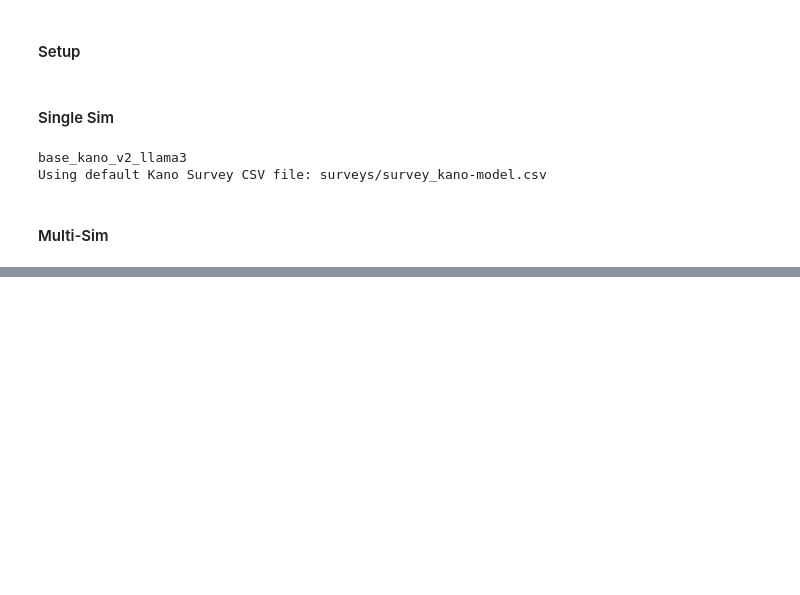
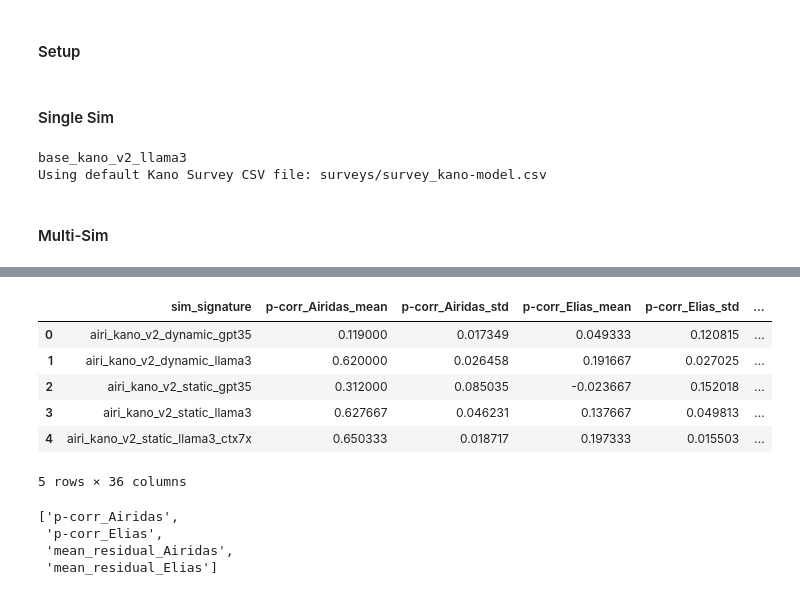
Before and after one commit to Brikas/Thesis, a Jupyter notebook: airidas.ipynb, the cells around one changed output, grey strips where cells are left out. Cells and saved outputs as stored; diff of their text form; code cells hidden in the pictures; blank space fills up the shorter version.

```diff
--- a/airidas.ipynb
+++ b/airidas.ipynb
@@ -1256,12 +1270,21 @@ Using default Kano Survey CSV file: surveys/survey_kano-model.csv
 # %% [markdown]
 #### Multi-Sim
 # %%
+invalid_vals = []
+
 for index, sim_row in df.iterrows():
     sim = utils.load_sim(sim_row["path"])
     dfa = utils.dataframe_from_QA(sim["QA"])
     with bu.MutePrint():
         surv = get_surv_from_info(sim_row)
     dfa = clean_simulation_QA(dfa)
+    if not dfa['isValid'].all():
+        print(f"Skipping {sim_row['SIMULATION_ID']} due to invalid answers")
+        # show invalid ones
+        display(dfa[~dfa['isValid']])
+        invalid_vals.extend(dfa.loc[~dfa['isValid'], 'answer'].tolist())
+        continue
+
     dfa = add_airidas_and_elias_answers(dfa, surv)
     dfa = remap_answers_to_integers(dfa, surv)
     res = evaluate_single_simulation_run(dfa)
@@ -1272,4 +1295,10 @@ for index, sim_row in df.iterrows():
         df.at[index, key] = round(value, 3)
 
 df = utils.bring_to_front_important_columns(df, MOST_IMPORTANT_COLUMNS)
+
+if len(invalid_vals) > 0:
+    print(f"{len(invalid_vals)} Invalid values:")
+    print(invalid_vals)
+else:
+    print("All values are valid")
 # %% [output]
@@ -1309,0 +1306,42 @@ df
+# %%
+# Define how columns should be groped
+aggregation_dict = {
+    'p-corr_Airidas': ['mean', 'std'],
+    'p-corr_Elias': ['mean', 'std'],
+    'mean_residual_Airidas': ['mean'],
+    'mean_residual_Elias': ['mean']
+}
+# Preserve the first entry of other columns
+for col in df.columns:
+    if col not in ['sim_signature', *list(aggregation_dict.keys())]:
+        aggregation_dict[col] = 'first'
+
+# dfg stands for DataFrame Grouped.
+dfg = df.groupby('sim_signature').agg(aggregation_dict)
+
+# Renaming MultiIndex columns
+dfg.columns = ['_'.join(col).strip() if col[1] != 'first' else col[0] for col in dfg.columns.values]
+dfg = dfg.reset_index()
+dfg.head(5)
+# %% [output]
+|  | sim_signature | p-corr_Airidas_mean | p-corr_Airidas_std | p-corr_Elias_mean | p-corr_Elias_std | ... |
+| 0 | airi_kano_v2_dynamic_gpt35 | 0.119000 | 0.017349 | 0.049333 | 0.120815 | ... |
+| 1 | airi_kano_v2_dynamic_llama3 | 0.620000 | 0.026458 | 0.191667 | 0.027025 | ... |
+| 2 | airi_kano_v2_static_gpt35 | 0.312000 | 0.085035 | -0.023667 | 0.152018 | ... |
+| 3 | airi_kano_v2_static_llama3 | 0.627667 | 0.046231 | 0.137667 | 0.049813 | ... |
+| 4 | airi_kano_v2_static_llama3_ctx7x | 0.650333 | 0.018717 | 0.197333 | 0.015503 | ... |
+5 rows × 36 columns
+# %%
+
+aggregation_dict = {
+    'p-corr_Airidas': ['mean', 'std'],
+    'p-corr_Elias': ['mean', 'std'],
+    'mean_residual_Airidas': ['mean'],
+    'mean_residual_Elias': ['mean']
+}
+list(aggregation_dict.keys())
+# %% [output]
+['p-corr_Airidas',
+ 'p-corr_Elias',
+ 'mean_residual_Airidas',
+ 'mean_residual_Elias']
```
Also changed, not shown: parts of 10 cells of this notebook, 1 other file.
